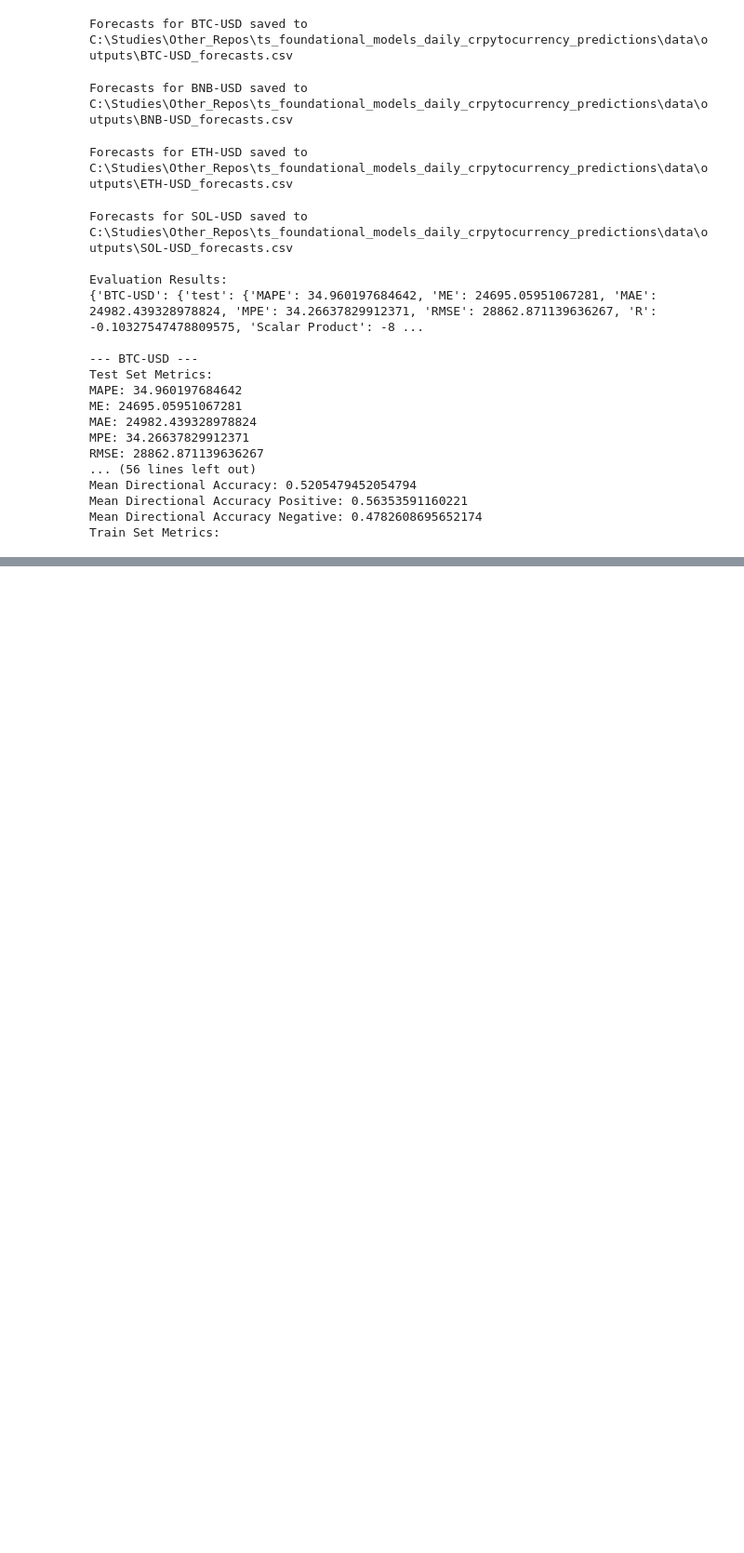
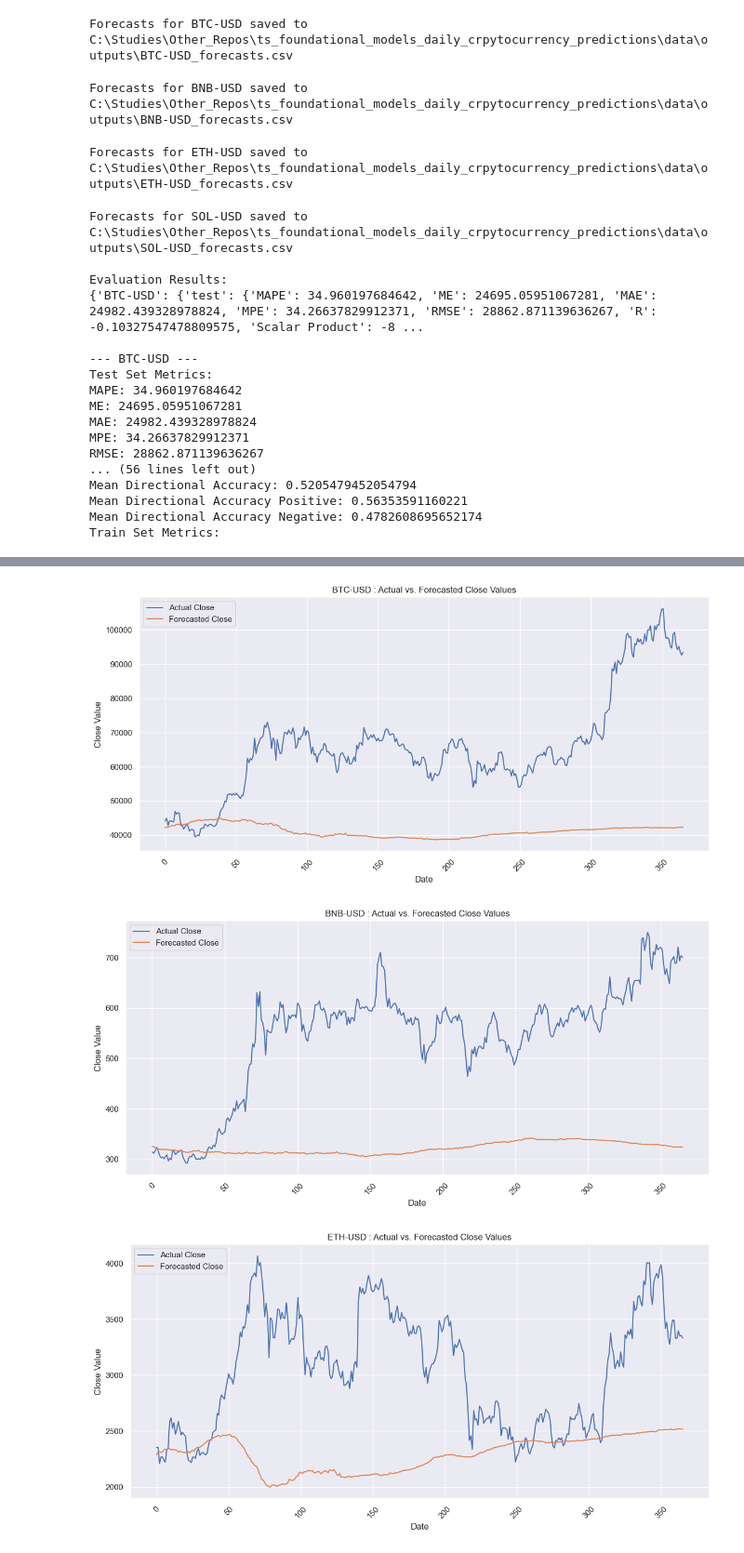
Before and after one commit to zaskap/ts_foundational_models_daily_crpytocurrency_predictions, a Jupyter notebook: notebooks/timesfm_v1.ipynb, the cells around one changed output, grey strips where cells are left out. Shown: that part at 93% size. Cells and saved outputs as stored; diff of their text form; code cells hidden in the pictures; blank space fills up the shorter version.

```diff
--- a/notebooks/timesfm_v1.ipynb
+++ b/notebooks/timesfm_v1.ipynb
@@ -59,0 +80,29 @@ Train Set Metrics:
+# %%
+# Plotting using seaborn and matplotlib
+
+def plot_actual_vs_forecast_for_a_symbol(symbol, plot_data):
+    plt.figure(figsize=(12, 6))
+
+    sns.lineplot(data=plot_data['Close'], label='Actual Close')
+    sns.lineplot(data=plot_data['Forecasted_Close'], label='Forecasted Close')
+
+    plt.title(f'{symbol} : Actual vs. Forecasted Close Values')
+    plt.xlabel('Date')
+    plt.ylabel('Close Value')
+    plt.legend()
+    plt.grid(True)
+    plt.xticks(rotation=45) # Rotate x-axis labels for better readability
+
+    plt.tight_layout() # Adjust layout to prevent clipping of labels
+    plt.show()
+# %%
+crypto_symbols = ['BTC-USD', 'BNB-USD', 'ETH-USD', 'SOL-USD']
+
+for symbol in crypto_symbols:
+    forecast_result_path = os.path.join(OUTPUTS_DIR, f"{symbol}_forecasts.csv")
+    forecast_df = pd.read_csv(forecast_result_path)
+    plot_actual_vs_forecast_for_a_symbol(symbol, forecast_df)
+# %% [output]
+[figure, added]
+[figure, added]
+[figure, added]
```
Also changed, not shown: parts of 10 cells of this notebook, 10 other files.
